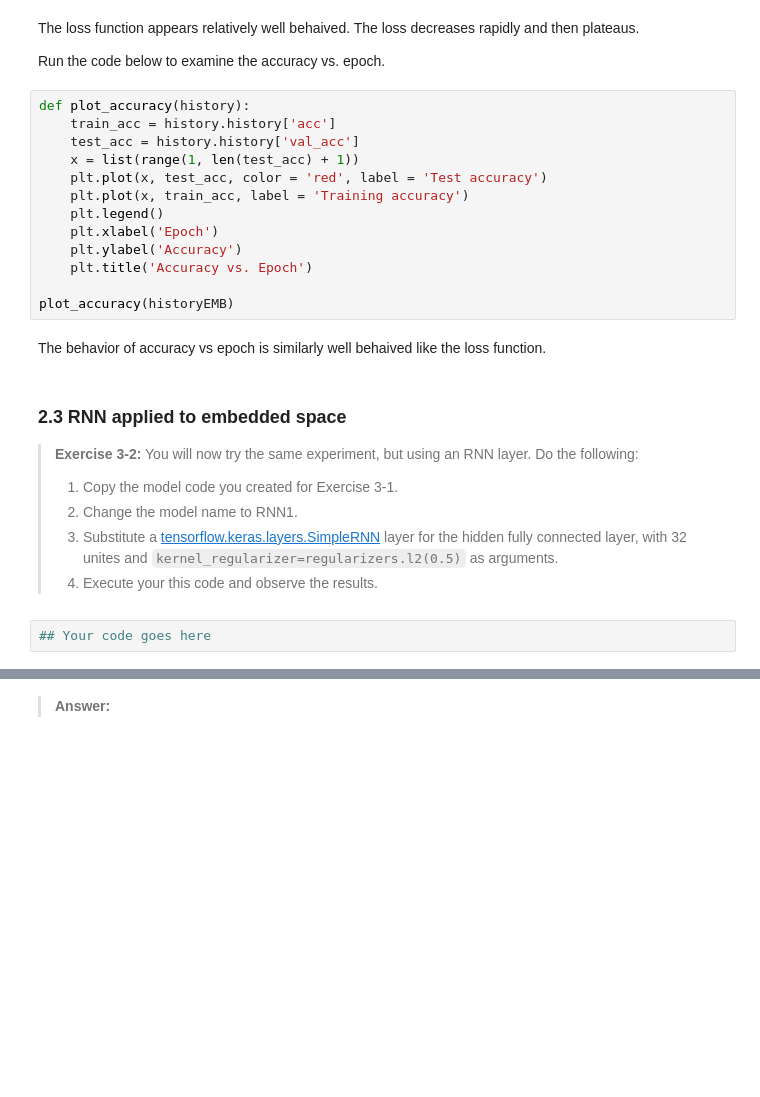
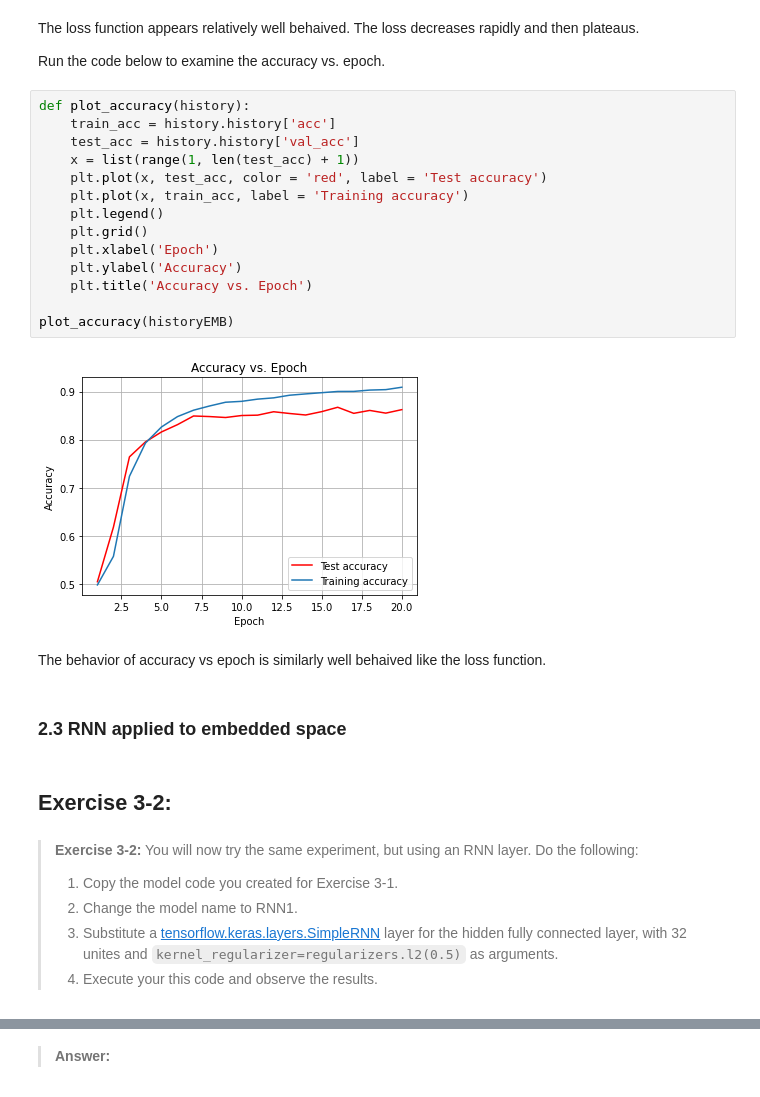
Before and after one commit to rodolfolermacontreras/ML_3_Assignment_3, a Jupyter notebook: 3_IntroductionToRNNs.ipynb, the cells around one changed output, grey strips where cells are left out. Saved outputs shown, nothing was run; the diff lists cells and outputs as text; blank space fills up the shorter version.

```diff
--- a/3_IntroductionToRNNs.ipynb
+++ b/3_IntroductionToRNNs.ipynb
@@ -226,25 +286,28 @@ Run the code below to examine the accuracy vs. epoch.
 # %%
 def plot_accuracy(history):
     train_acc = history.history['acc']
     test_acc = history.history['val_acc']
     x = list(range(1, len(test_acc) + 1))
     plt.plot(x, test_acc, color = 'red', label = 'Test accuracy')
     plt.plot(x, train_acc, label = 'Training accuracy')
     plt.legend()
+    plt.grid()
     plt.xlabel('Epoch')
     plt.ylabel('Accuracy')
     plt.title('Accuracy vs. Epoch')
 
 plot_accuracy(historyEMB)
+# %% [output]
+[figure, added]
 # %% [markdown]
 The behavior of accuracy vs epoch is similarly well behaived like the loss function.
+# %% [markdown]
+### 2.3 RNN applied to embedded space
+# %% [markdown]
+## Exercise 3-2:
 # %% [markdown]
-### 2.3 RNN applied to embedded space
-
 > **Exercise 3-2:** You will now try the same experiment, but using an RNN layer. Do the following:
 > 1. Copy the model code you created for Exercise 3-1.
 > 2. Change the model name to RNN1.
 > 3. Substitute a [tensorflow.keras.layers.SimpleRNN](https://www.tensorflow.org/api_docs/python/tf/keras/layers/SimpleRNN) layer for the hidden fully connected layer, with 32 unites and `kernel_regularizer=regularizers.l2(0.5)` as arguments.
 > 3. Execute your this code and observe the results.
-# %%
-## Your code goes here
```
Also changed, not shown: parts of 37 cells of this notebook.
